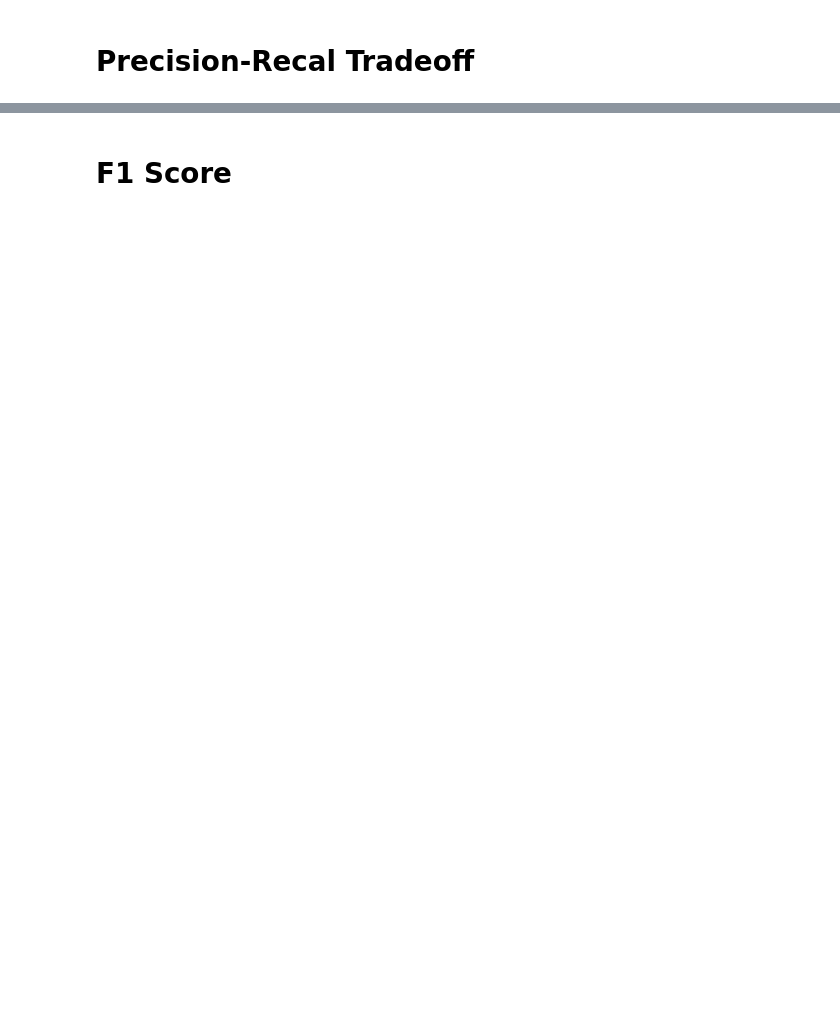
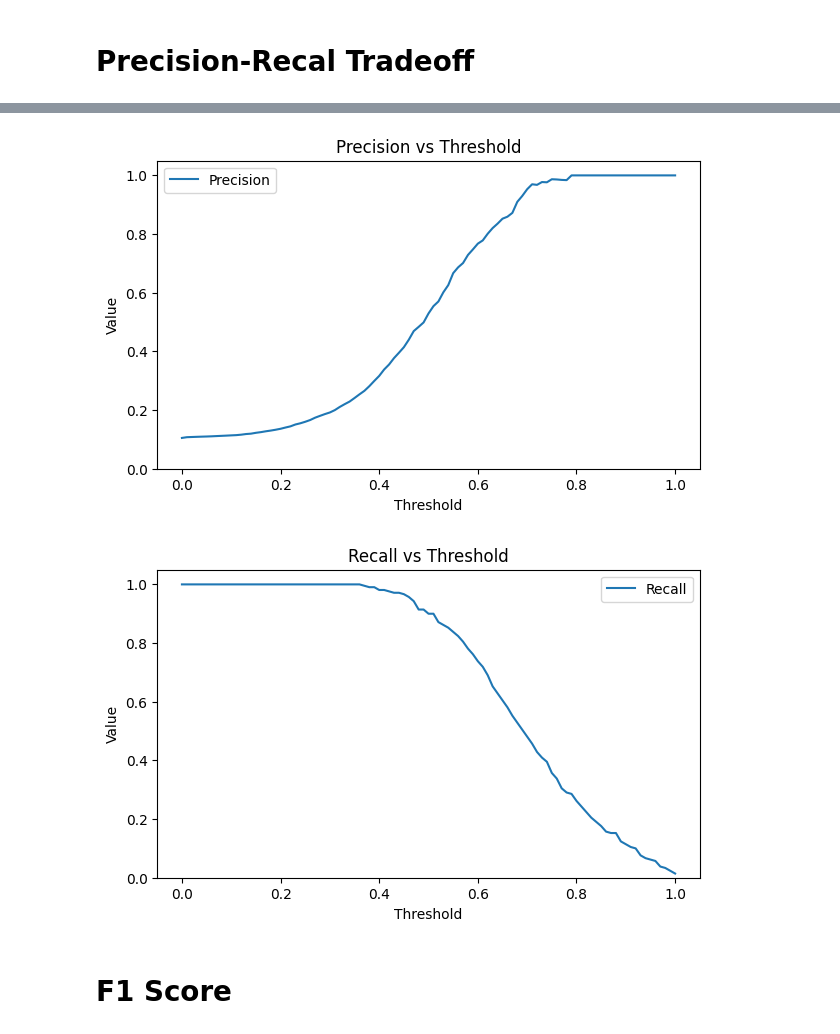
Before and after one commit to wegolletz/Machine-Learning, a Jupyter notebook: notebooks/02_confusion_matrix.ipynb, the cells around one changed output, grey strips where cells are left out. Saved outputs shown, nothing was run; the diff lists cells and outputs as text; code cells hidden in the pictures; blank space fills up the shorter version.

```diff
--- a/notebooks/02_confusion_matrix.ipynb
+++ b/notebooks/02_confusion_matrix.ipynb
@@ -181,2 +261,64 @@ in progress
+# %%
+import numpy as np
+import matplotlib.pyplot as plt
+
+rng = np.random.default_rng(0)
+N = 2000
+
+# Create an imbalanced binary problem (10% positives)
+y_true = (rng.random(N) < 0.10).astype(int)
+
+# Simulate model scores:
+# positives tend to have higher scores, negatives lower, but overlap exists
+scores = np.empty(N)
+scores[y_true == 1] = rng.normal(loc=0.70, scale=0.15, size=(y_true == 1).sum())
+scores[y_true == 0] = rng.normal(loc=0.30, scale=0.15, size=(y_true == 0).sum())
+
+# clamp to [0,1]
+scores = np.clip(scores, 0, 1)
+
+def precision_recall_at_threshold(y_true, scores, thr):
+    y_pred = (scores >= thr).astype(int)
+
+    TP = np.sum((y_true == 1) & (y_pred == 1))
+    FP = np.sum((y_true == 0) & (y_pred == 1))
+    FN = np.sum((y_true == 1) & (y_pred == 0))
+
+    precision = TP / (TP + FP) if (TP + FP) else np.nan
+    recall = TP / (TP + FN) if (TP + FN) else np.nan
+    return precision, recall
+
+thresholds = np.linspace(0, 1, 101)
+precisions = []
+recalls = []
+
+for thr in thresholds:
+    p, r = precision_recall_at_threshold(y_true, scores, thr)
+    precisions.append(p)
+    recalls.append(r)
+
+precisions = np.array(precisions, dtype=float)
+recalls = np.array(recalls, dtype=float)
+
+plt.figure(figsize=(7,4))
+plt.plot(thresholds, precisions, label="Precision")
+plt.xlabel("Threshold")
+plt.ylabel("Value")
+plt.title("Precision vs Threshold")
+plt.ylim(0, 1.05)
+plt.legend()
+plt.show()
+
+plt.figure(figsize=(7,4))
+plt.plot(thresholds, recalls, label="Recall")
+plt.xlabel("Threshold")
+plt.ylabel("Value")
+plt.title("Recall vs Threshold")
+plt.ylim(0, 1.05)
+plt.legend()
+plt.show()
+# %% [output]
+[figure, added]
+[figure, added]
 # %% [markdown]
 # F1 Score
```
Also changed, not shown: parts of 28 cells of this notebook.
